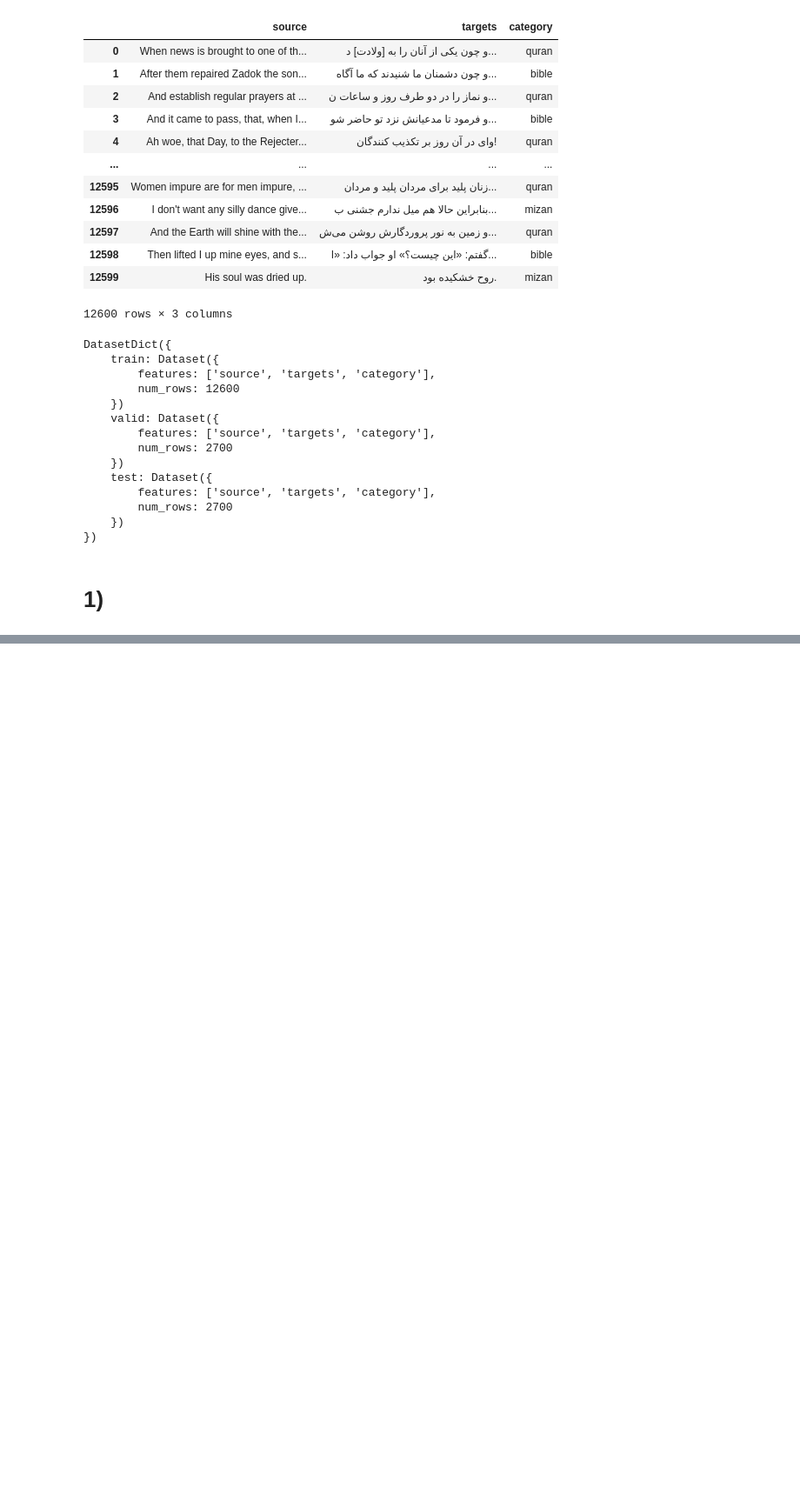
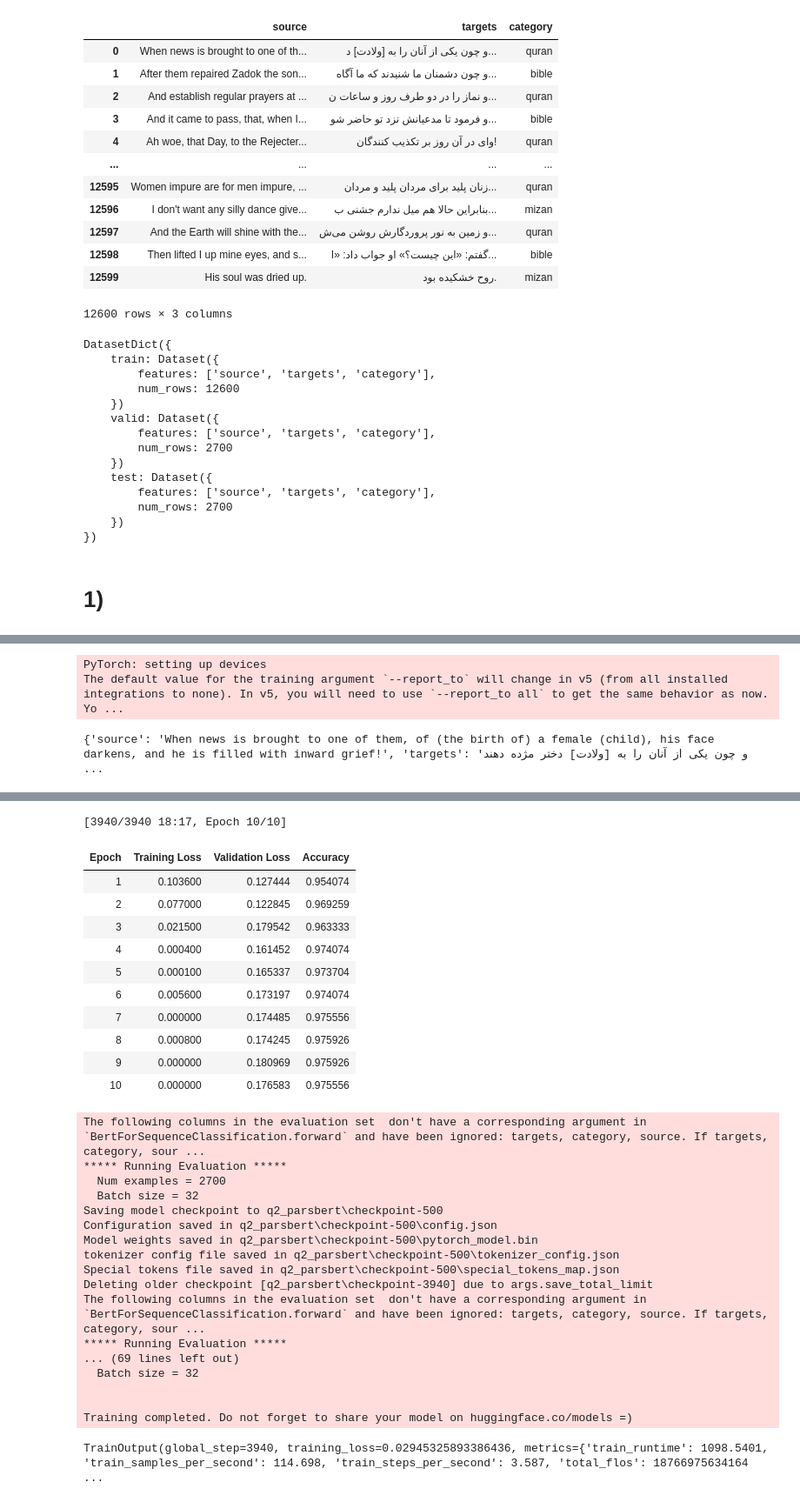
Before and after one commit to mohsenfayyaz/nlp-course-ut, a Jupyter notebook: CA4_Transformers/2_Multilingual.ipynb, the cells around one changed output, grey strips where cells are left out. Shown at 87% size. Drawn from its saved outputs; the diff is of its cells as text; code cells hidden in the pictures; blank space fills up the shorter version.

```diff
--- a/CA4_Transformers/2_Multilingual.ipynb
+++ b/CA4_Transformers/2_Multilingual.ipynb
@@ -51,0 +211,46 @@ DatasetDict({
+# %%
+model_checkpoint = "HooshvareLab/bert-base-parsbert-uncased"
+tokenizer = AutoTokenizer.from_pretrained(model_checkpoint)
+model = AutoModelForSequenceClassification.from_pretrained(model_checkpoint, num_labels=3)
+
+metric = load_metric("accuracy")
+def compute_metrics(eval_pred):
+    logits, labels = eval_pred
+    predictions = np.argmax(logits, axis=-1)
+    return metric.compute(predictions=predictions, references=labels)
+
+str_to_int = {"quran": 0, "bible": 1, "mizan": 2}
+def tokenize_function(examples):
+    tokenized_batch = tokenizer(examples["targets"], truncation=True, max_length=128)
+    tokenized_batch["label"] = [str_to_int[label] for label in examples["category"]]
+    return tokenized_batch
+
+tokenized_datasets = dataset.map(tokenize_function, batched=True)
+print(tokenized_datasets["train"][0])
+tokenized_datasets
+
+training_args = TrainingArguments(
+    output_dir="q2_parsbert",
+    evaluation_strategy="epoch",
+    logging_steps = 20,
+    learning_rate=3e-5,
+    num_train_epochs=10,
+    per_device_train_batch_size=32,
+    per_device_eval_batch_size=32,
+    save_total_limit = 1,
+#     load_best_model_at_end=True,
+#     save_strategy = "epoch",
+#     metric_for_best_model="accuracy",
+    group_by_length = True,
+    seed=0,
+)
+trainer = Trainer(
+    model=model,
+    args=training_args,
+    train_dataset=tokenized_datasets["train"],
+    eval_dataset=tokenized_datasets["valid"],
+    tokenizer=tokenizer,
+    compute_metrics=compute_metrics,
+)
+trainer.train()
+# %% [output]
@@ -51,0 +274,3 @@ DatasetDict({
+PyTorch: setting up devices
+The default value for the training argument `--report_to` will change in v5 (from all installed integrations to none). In v5, you will need to use `--report_to all` to get the same behavior as now. Yo ...
+{'source': 'When news is brought to one of them, of (the birth of) a female (child), his face darkens, and he is filled with inward grief!', 'targets': 'و چون یکی از آنان را به [ولادت] دختر مژده دهند  ...
@@ -51,0 +285,30 @@ DatasetDict({
+[3940/3940 18:17, Epoch 10/10]
+| Epoch | Training Loss | Validation Loss | Accuracy |
+| 1 | 0.103600 | 0.127444 | 0.954074 |
+| 2 | 0.077000 | 0.122845 | 0.969259 |
+| 3 | 0.021500 | 0.179542 | 0.963333 |
+| 4 | 0.000400 | 0.161452 | 0.974074 |
+| 5 | 0.000100 | 0.165337 | 0.973704 |
+| 6 | 0.005600 | 0.173197 | 0.974074 |
+| 7 | 0.000000 | 0.174485 | 0.975556 |
+| 8 | 0.000800 | 0.174245 | 0.975926 |
+| 9 | 0.000000 | 0.180969 | 0.975926 |
+| 10 | 0.000000 | 0.176583 | 0.975556 |
+The following columns in the evaluation set  don't have a corresponding argument in `BertForSequenceClassification.forward` and have been ignored: targets, category, source. If targets, category, sour ...
+***** Running Evaluation *****
+  Num examples = 2700
+  Batch size = 32
+Saving model checkpoint to q2_parsbert\checkpoint-500
+Configuration saved in q2_parsbert\checkpoint-500\config.json
+Model weights saved in q2_parsbert\checkpoint-500\pytorch_model.bin
+tokenizer config file saved in q2_parsbert\checkpoint-500\tokenizer_config.json
+Special tokens file saved in q2_parsbert\checkpoint-500\special_tokens_map.json
+Deleting older checkpoint [q2_parsbert\checkpoint-3940] due to args.save_total_limit
+The following columns in the evaluation set  don't have a corresponding argument in `BertForSequenceClassification.forward` and have been ignored: targets, category, source. If targets, category, sour ...
+***** Running Evaluation *****
+... (69 lines left out)
+  Batch size = 32
+
+
+Training completed. Do not forget to share your model on huggingface.co/models =)
+TrainOutput(global_step=3940, training_loss=0.02945325893386436, metrics={'train_runtime': 1098.5401, 'train_samples_per_second': 114.698, 'train_steps_per_second': 3.587, 'total_flos': 18766975634164 ...
```
Also changed, not shown: parts of 11 cells of this notebook, 4 other files.
